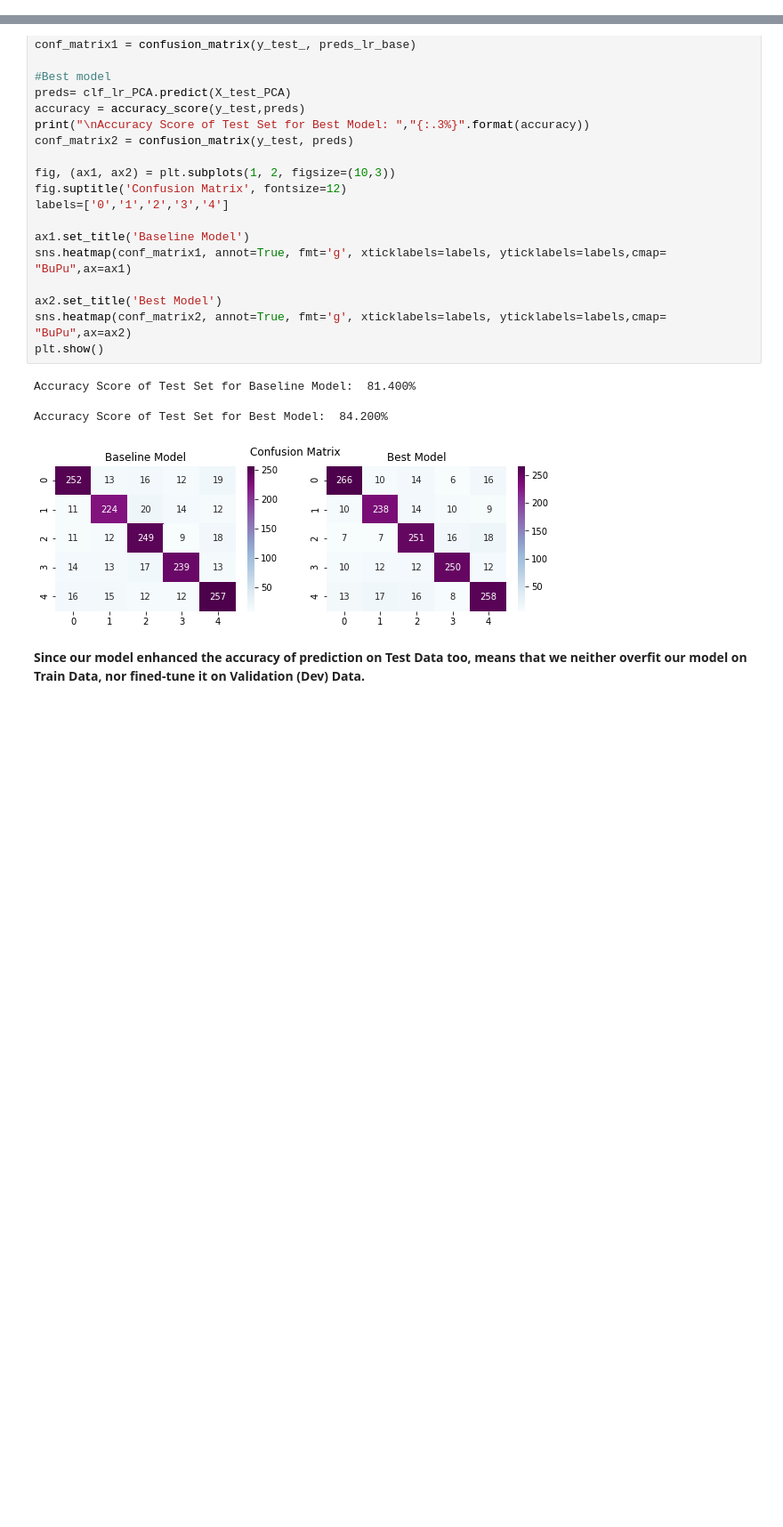
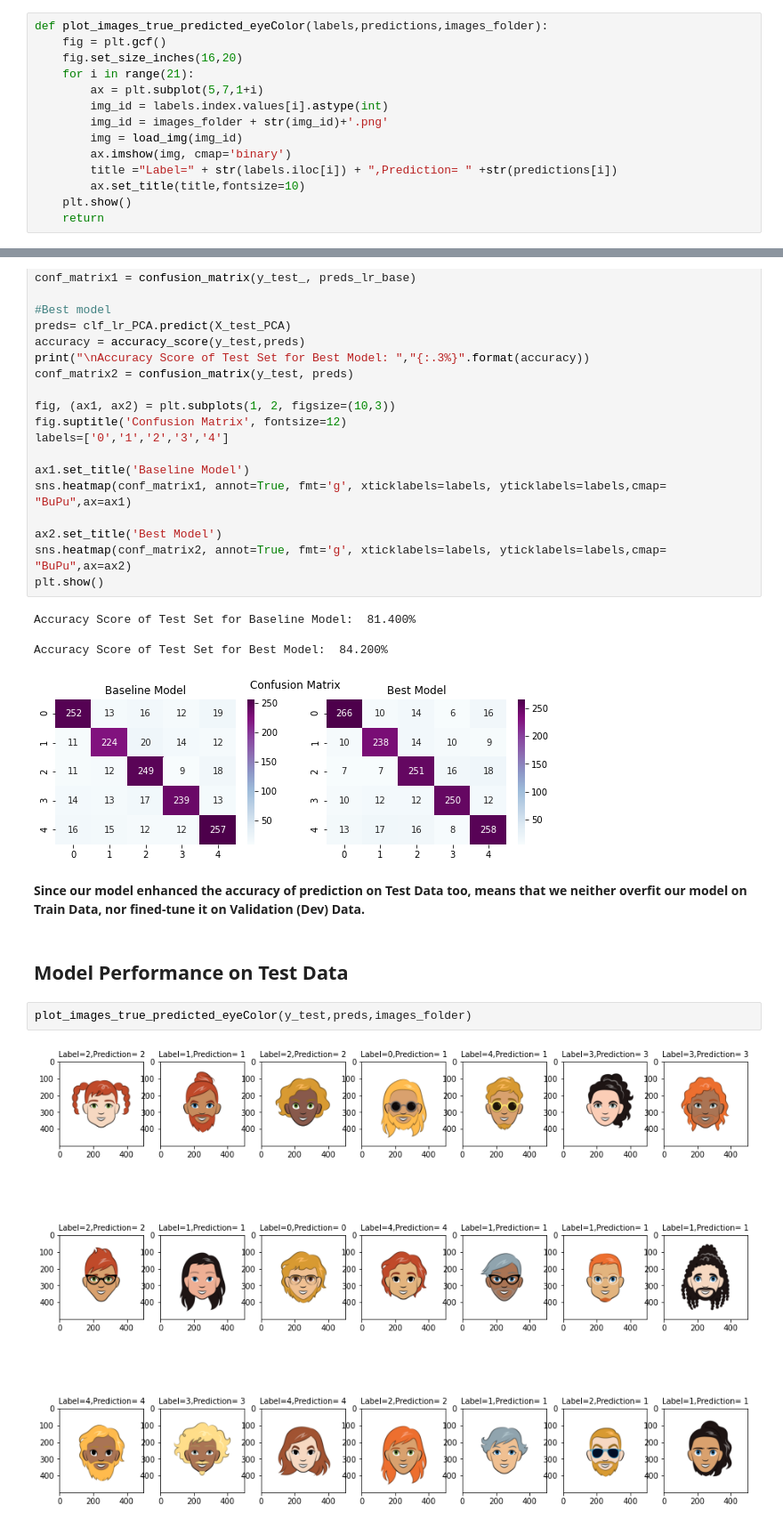
Before and after one commit to xeniakal/AMLS_20-21_SN20159465, a Jupyter notebook: B2/EyeColorRecognition.ipynb, the cells around one changed output, grey strips where cells are left out. Shown: that part at 89% size. Saved outputs shown, nothing was run; the diff lists cells and outputs as text; blank space fills up the shorter version.

```diff
--- a/B2/EyeColorRecognition.ipynb
+++ b/B2/EyeColorRecognition.ipynb
@@ -151,6 +151,20 @@ def evaluate_and_plot(model, history, X_train, y_train, X_dev, y_dev, y_pred):
 
     accuracy = Print_Classification_Results(y_dev,y_pred)
     return(accuracy)
+# %%
+def plot_images_true_predicted_eyeColor(labels,predictions,images_folder):
+    fig = plt.gcf()
+    fig.set_size_inches(16,20)
+    for i in range(21):
+        ax = plt.subplot(5,7,1+i)
+        img_id = labels.index.values[i].astype(int)
+        img_id = images_folder + str(img_id)+'.png'
+        img = load_img(img_id)
+        ax.imshow(img, cmap='binary')
+        title ="Label=" + str(labels.iloc[i]) + ",Prediction= " +str(predictions[i])
+        ax.set_title(title,fontsize=10)
+    plt.show()
+    return
 # %% [markdown]
 # Read Data
 # %%
@@ -973,3 +987,9 @@ Accuracy Score of Test Set for Best Model:  84.200%
 [figure]
 # %% [markdown]
 **Since our model enhanced the accuracy of prediction on Test Data too, means that we neither overfit our model on Train Data, nor fined-tune it on Validation (Dev) Data.**
+# %% [markdown]
+## Model Performance on Test Data
+# %%
+plot_images_true_predicted_eyeColor(y_test,preds,images_folder)
+# %% [output]
+[figure, added]
```
Also changed, not shown: parts of 3 cells of this notebook, 1 other file.
